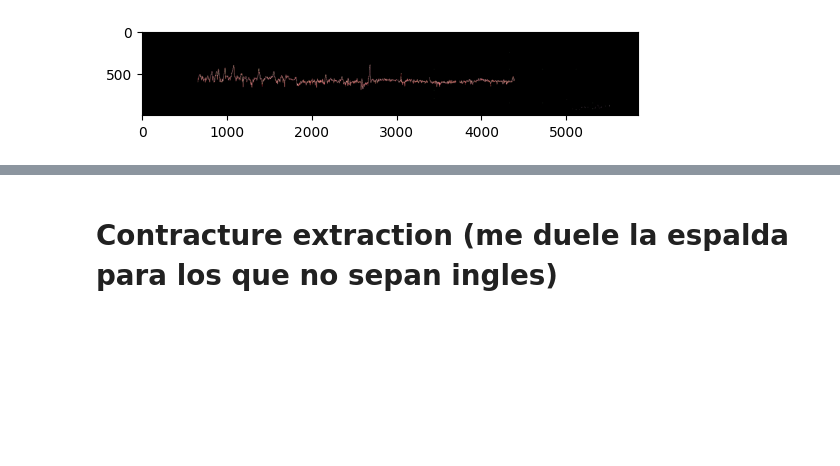
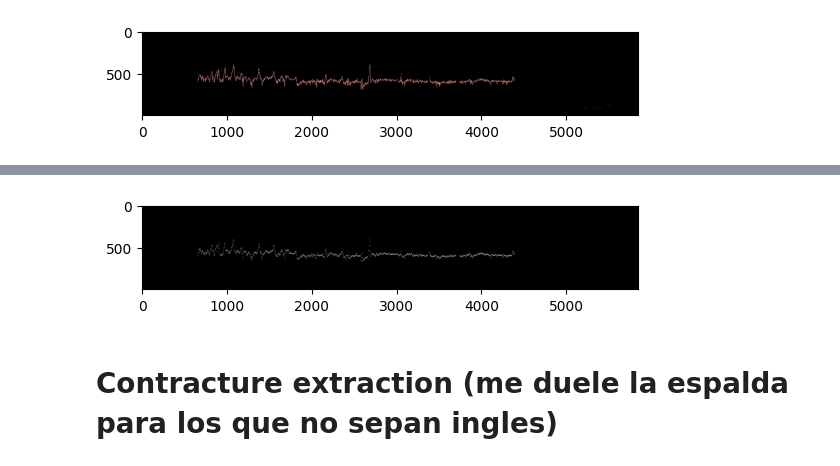
Before and after one commit to bayonapro/bitsxlamarato-2023, a Jupyter notebook: get_data.ipynb, the cells around one changed output, grey strips where cells are left out. Cells and saved outputs as stored; diff of their text form; code cells hidden in the pictures; blank space fills up the shorter version.

```diff
--- a/get_data.ipynb
+++ b/get_data.ipynb
@@ -138,5 +145,7 @@ black = cv.dilate(black, cv.getStructuringElement(cv.MORPH_ELLIPSE, (5, 5)))
 # %%
-imshow(black, use_cv=True)
+imshow(black)
+# %% [output]
+[figure, added]
 # %% [markdown]
 # Contracture extraction (me duele la espalda para los que no sepan ingles)
 # %%
```
Also changed, not shown: parts of 6 cells of this notebook, 1 other file.
